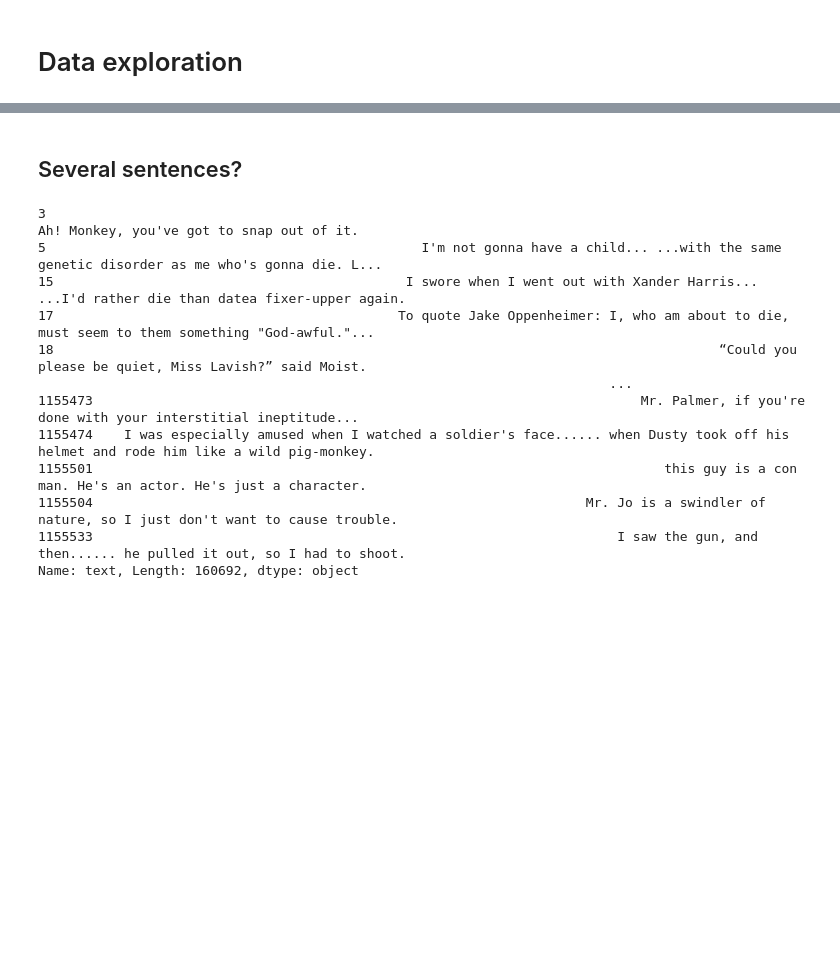
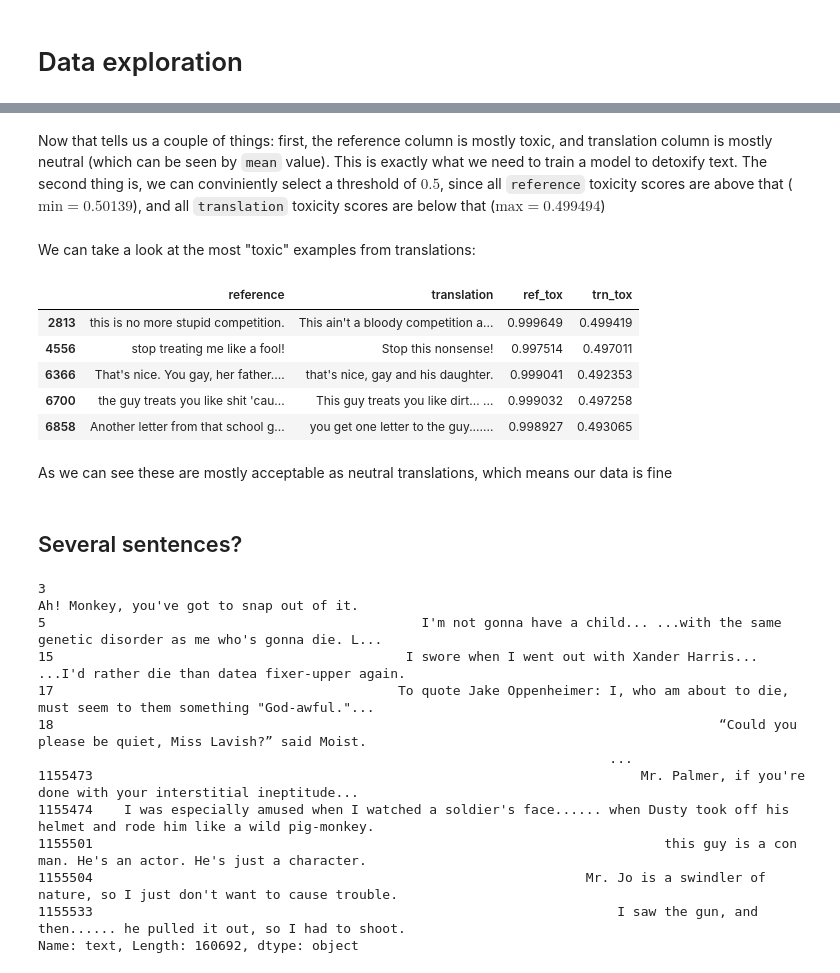
Before and after one commit to Sambura/NLP-Text-detoxification, a Jupyter notebook: notebooks/data_exploration.ipynb, the cells around one changed output, grey strips where cells are left out. Drawn from its saved outputs; the diff is of its cells as text; code cells hidden in the pictures; blank space fills up the shorter version.

```diff
--- a/notebooks/data_exploration.ipynb
+++ b/notebooks/data_exploration.ipynb
@@ -42,3 +83,20 @@ toxic_translations.head(5)
+# %% [markdown]
+Now that tells us a couple of things: first, the reference column is mostly toxic, and translation column is mostly neutral (which can be seen by `mean` value). This is exactly what we need to train a model to detoxify text. The second thing is, we can conviniently select a threshold of $0.5$, since all `reference` toxicity scores are above that ($\text{min} = 0.50139$), and all `translation` toxicity scores are below that ($\text{max} = 0.499494$)
+# %% [markdown]
+We can take a look at the most "toxic" examples from translations:
+# %%
+pd.set_option('display.max_colwidth', 50)
+toxic_translations = df[:][df['trn_tox'] > 0.49]
+toxic_translations.head(10)
+# %% [output]
+|  | reference | translation | ref_tox | trn_tox |
+| 2813 | this is no more stupid competition. | This ain't a bloody competition a... | 0.999649 | 0.499419 |
+| 4556 | stop treating me like a fool! | Stop this nonsense! | 0.997514 | 0.497011 |
+| 6366 | That's nice. You gay, her father.... | that's nice, gay and his daughter. | 0.999041 | 0.492353 |
+| 6700 | the guy treats you like shit 'cau... | This guy treats you like dirt... ... | 0.999032 | 0.497258 |
+| 6858 | Another letter from that school g... | you get one letter to the guy....... | 0.998927 | 0.493065 |
+# %% [markdown]
+As we can see these are mostly acceptable as neutral translations, which means our data is fine
 # %% [markdown]
 ## Several sentences?
 # %%
```
Also changed, not shown: parts of 19 cells of this notebook, 12 other files.
